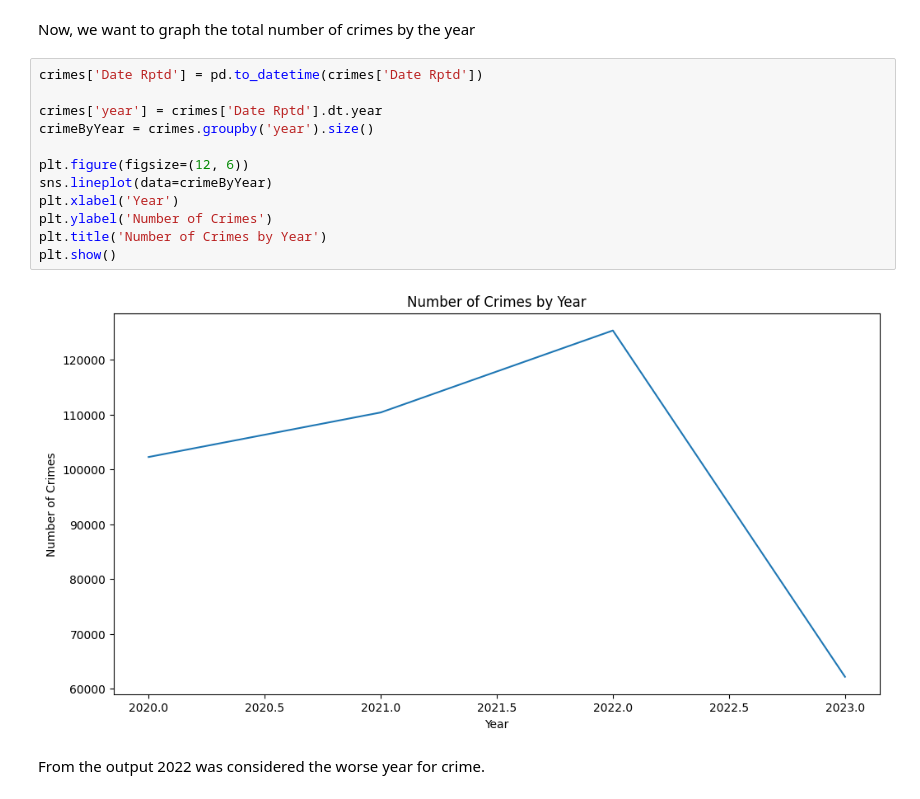
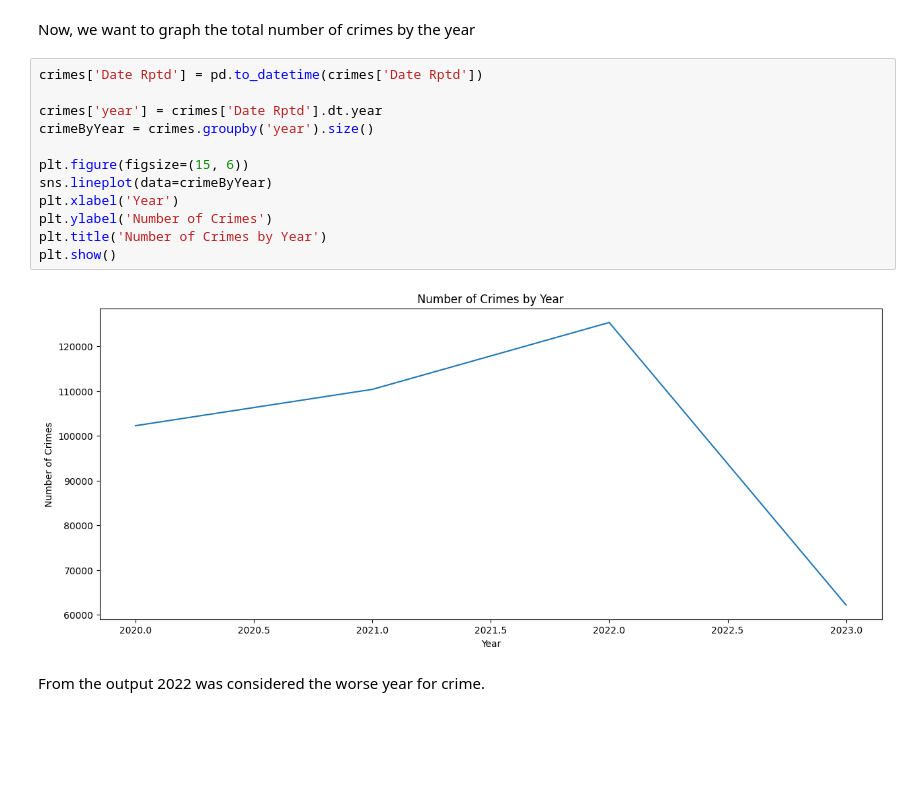
Before and after one commit to mihirh19/analyzing-crimes-in-LA, a Jupyter notebook: notebook.ipynb, the cells around one changed output. Saved outputs shown, nothing was run; the diff lists cells and outputs as text; blank space fills up the shorter version.

```diff
--- a/notebook.ipynb
+++ b/notebook.ipynb
@@ -115,16 +105,16 @@ Now, we want to graph the total number of crimes by the year
 # %%
 crimes['Date Rptd'] = pd.to_datetime(crimes['Date Rptd'])
 
 crimes['year'] = crimes['Date Rptd'].dt.year
 crimeByYear = crimes.groupby('year').size()
 
-plt.figure(figsize=(12, 6))
+plt.figure(figsize=(15, 6))
 sns.lineplot(data=crimeByYear)
 plt.xlabel('Year')
 plt.ylabel('Number of Crimes')
 plt.title('Number of Crimes by Year')
 plt.show()
 # %% [output]
-[figure, old version]
+[figure, new version]
 # %% [markdown]
 From the output 2022 was considered the worse year for crime.
```
Also changed, not shown: parts of 1 cell of this notebook.
